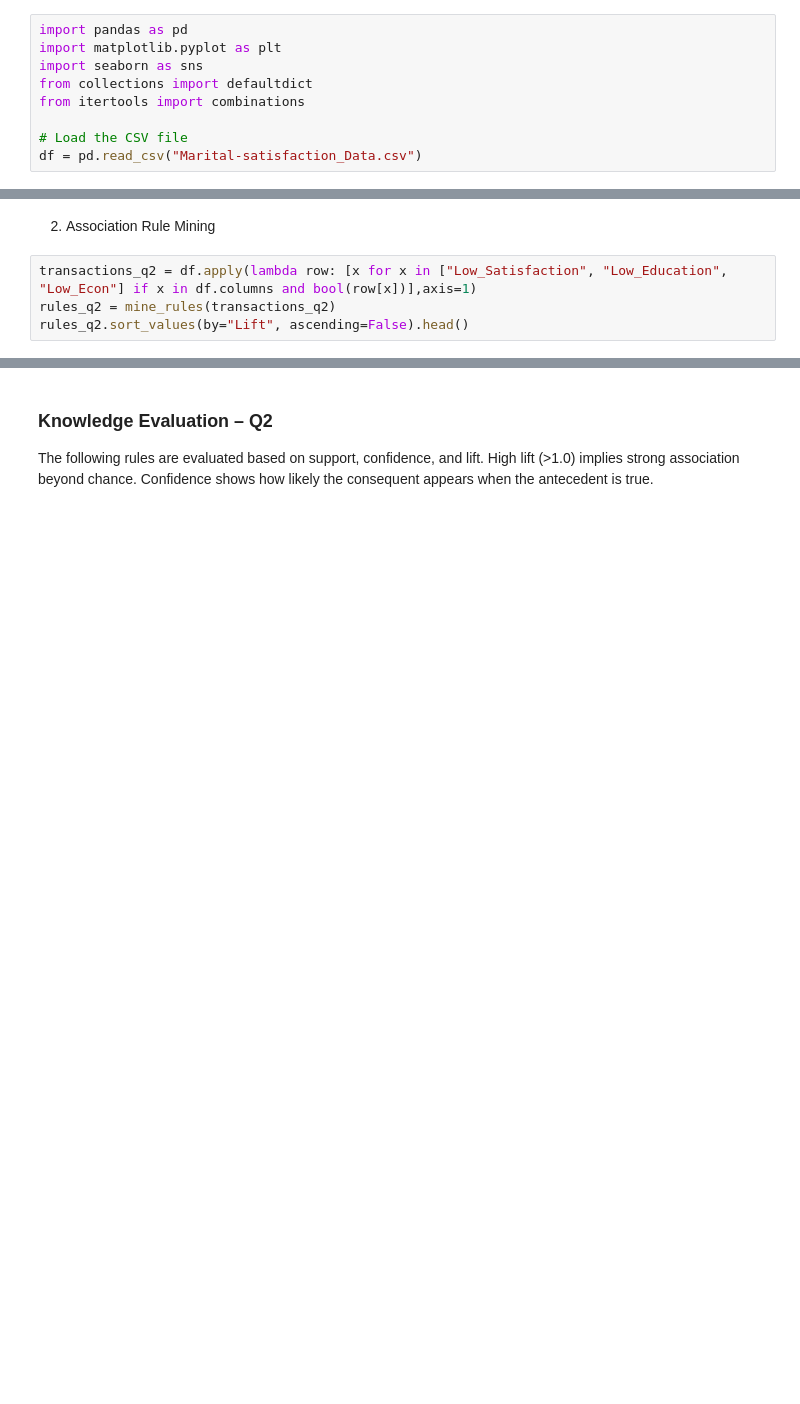
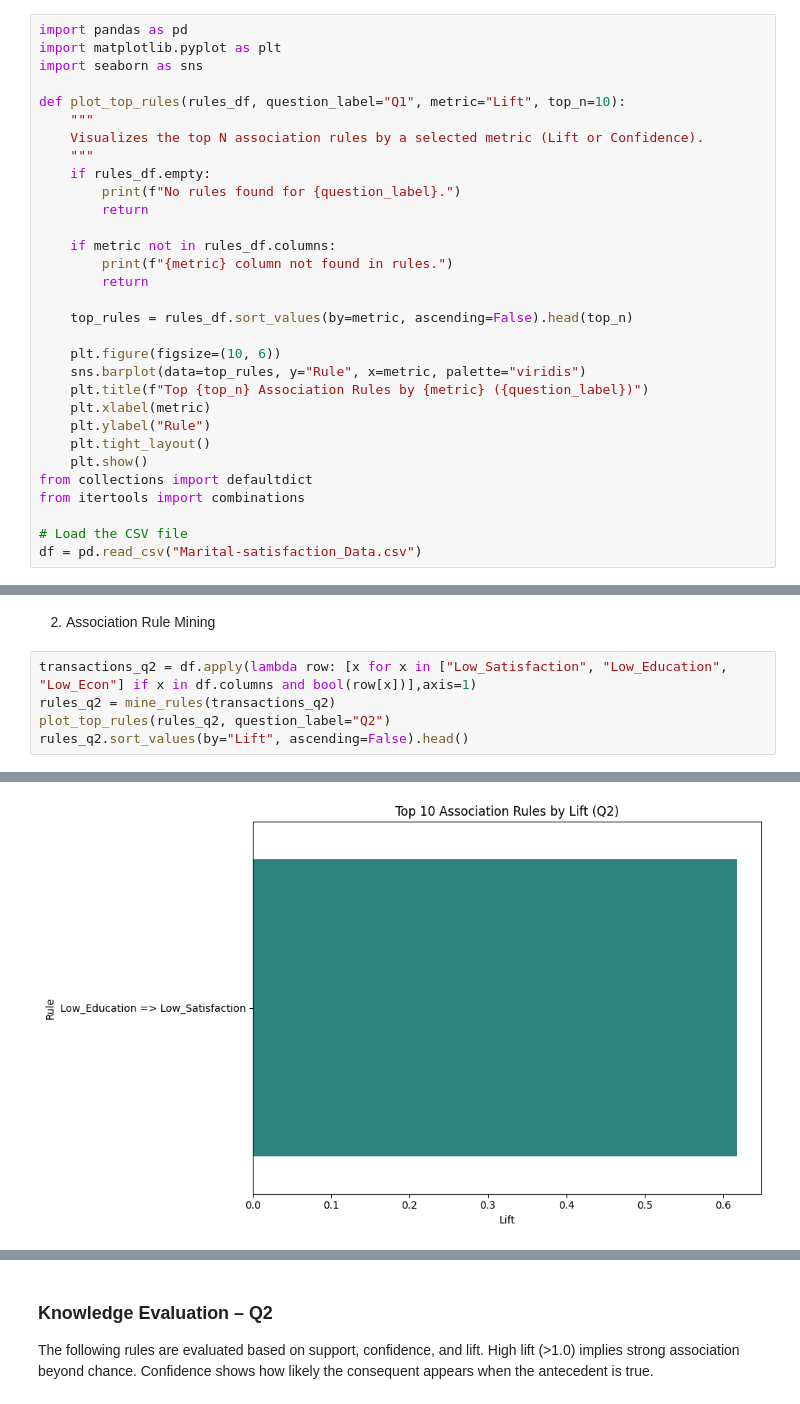
Before and after one commit to JiaJun0207/DataMiningAssignment, a Jupyter notebook: TT2L_G1.ipynb, the cells around one changed output, grey strips where cells are left out. Saved outputs shown, nothing was run; the diff lists cells and outputs as text; blank space fills up the shorter version.

```diff
--- a/TT2L_G1.ipynb
+++ b/TT2L_G1.ipynb
@@ -9,6 +9,28 @@ This project explores patterns in marital satisfaction using association rule mi
 import pandas as pd
 import matplotlib.pyplot as plt
 import seaborn as sns
+
+def plot_top_rules(rules_df, question_label="Q1", metric="Lift", top_n=10):
+    """
+    Visualizes the top N association rules by a selected metric (Lift or Confidence).
+    """
+    if rules_df.empty:
+        print(f"No rules found for {question_label}.")
+        return
+
+    if metric not in rules_df.columns:
+        print(f"{metric} column not found in rules.")
+        return
+
+    top_rules = rules_df.sort_values(by=metric, ascending=False).head(top_n)
+
+    plt.figure(figsize=(10, 6))
+    sns.barplot(data=top_rules, y="Rule", x=metric, palette="viridis")
+    plt.title(f"Top {top_n} Association Rules by {metric} ({question_label})")
+    plt.xlabel(metric)
+    plt.ylabel("Rule")
+    plt.tight_layout()
+    plt.show()
 from collections import defaultdict
 from itertools import combinations
 
@@ -131,5 +154,6 @@ plt.show()
 # %%
 transactions_q2 = df.apply(lambda row: [x for x in ["Low_Satisfaction", "Low_Education", "Low_Econ"] if x in df.columns and bool(row[x])],axis=1)
 rules_q2 = mine_rules(transactions_q2)
+plot_top_rules(rules_q2, question_label="Q2")
 rules_q2.sort_values(by="Lift", ascending=False).head()
 # %% [output]
@@ -136,3 +163,4 @@ rules_q2.sort_values(by="Lift", ascending=False).head()
+[figure, added]
 |  | Rule | Support | Confidence | Lift |
 | 0 | Low_Education => Low_Satisfaction | 0.052 | 0.241 | 0.618 |
 # %% [markdown]
```
Also changed, not shown: parts of 4 cells of this notebook.
